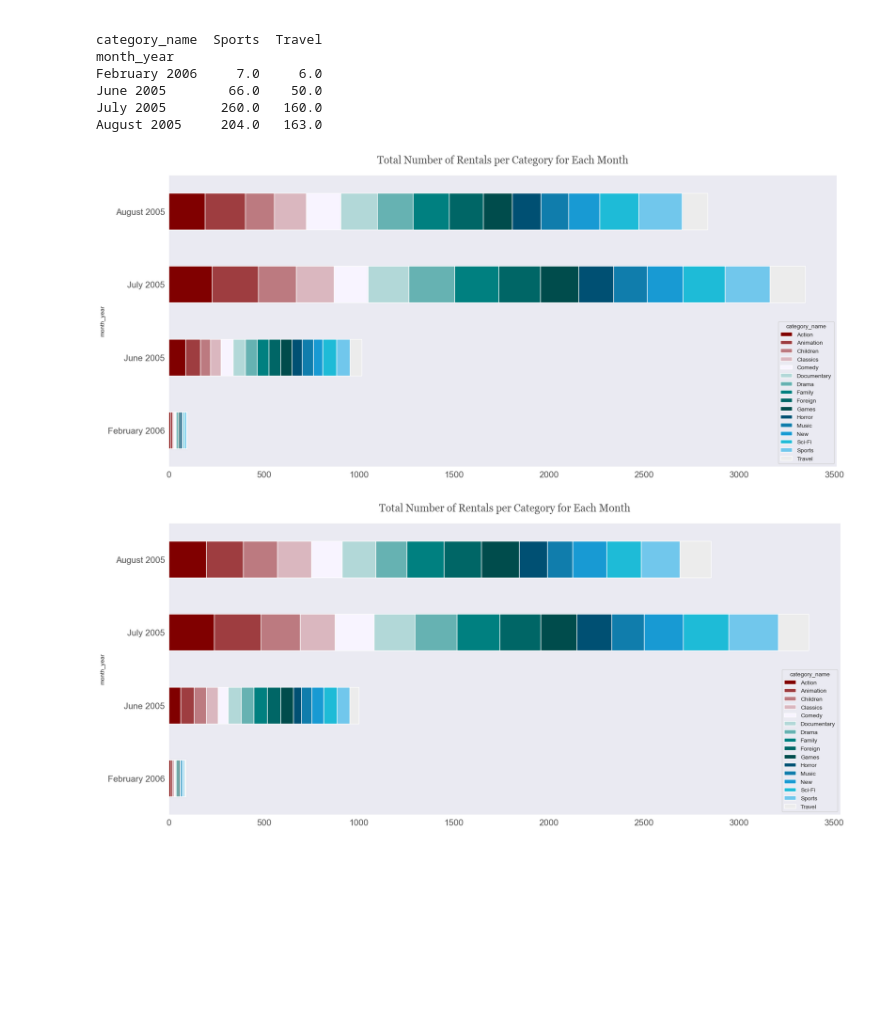
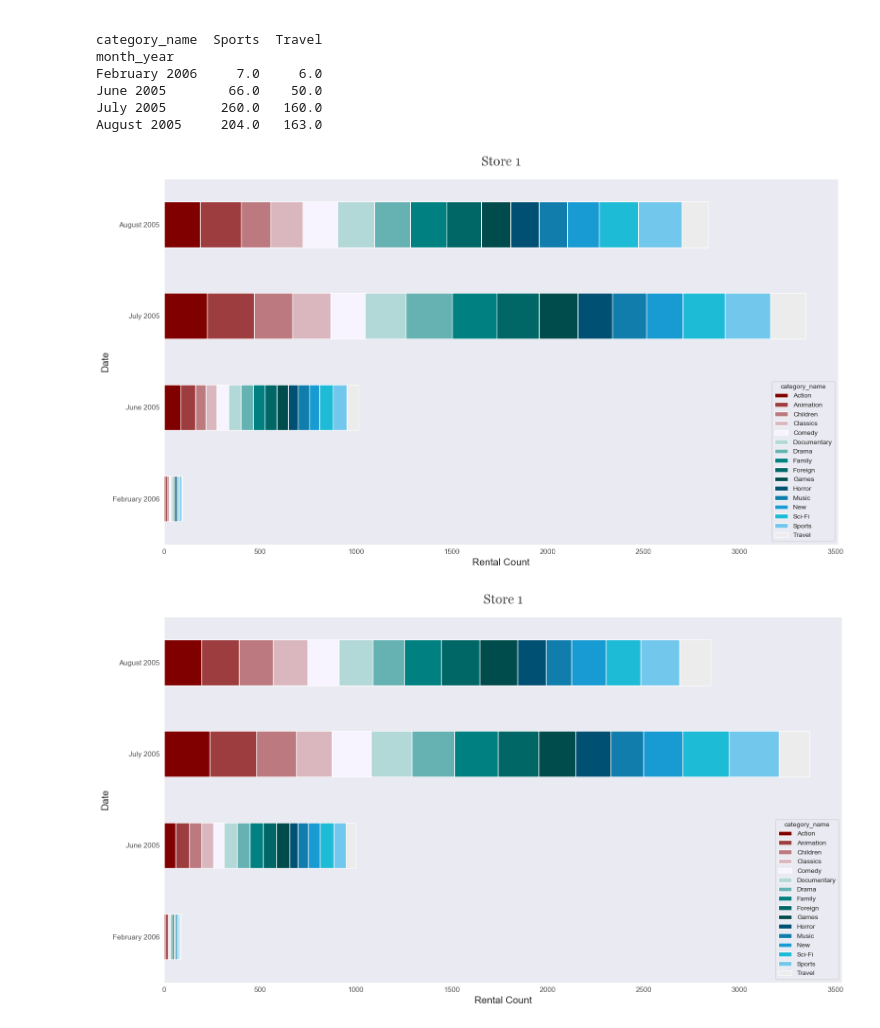
Before and after one commit to kimberly42787/DVD-Rental-SQL-Project, a Jupyter notebook: DVD Rental_Udacity DataSet/Analysis #3.ipynb, the cells around one changed output. Drawn from its saved outputs; the diff is of its cells as text; code cells hidden in the pictures; blank space fills up the shorter version.

```diff
--- a/DVD Rental_Udacity DataSet/Analysis #3.ipynb
+++ b/DVD Rental_Udacity DataSet/Analysis #3.ipynb
@@ -121,44 +165,62 @@ June 2005        66.0    50.0
 July 2005       260.0   160.0
 August 2005     204.0   163.0
 # %%
+# Create our graph for Store 1
+
 font_color = '#525252'
 csfont = {'fontname':'Georgia'} # title font
 hfont = {'fontname':'Calibri'} # main font
 colors = ['#800000', '#9e3d40', '#bc7a80','#dab7bf', '#f8f4ff', '#b2d8d8','#66b2b2','#008080',
-         '#006666','#004c4c','#005073','#107dac','#189ad3','#1ebbd7','#71c7ec','#ececec']
-sns.set_style('dark')
-ax = cat_store1.plot.barh(align='center', stacked=True, figsize=(18, 8), color = colors)
-title = plt.title('Total Number of Rentals per Category for Each Month', pad=20, fontsize=18, color=font_color, **csfont)
+         '#006666','#004c4c','#005073','#107dac','#189ad3','#1ebbd7','#71c7ec','#ececec'] # colors of each bars
+sns.set_style('dark') # graph style
+
+# Plot of data
+ax = cat_store1.plot.barh(align='center', stacked=True, figsize=(16,9), color = colors)
+
+# Title
+title = plt.title('Store 1', pad=20, fontsize=20, color=font_color, **csfont)
 title.set_position([.5, 1.02])
 
+# Axis Labels
+ax.set_xlabel("Rental Count", fontsize = 15)
+ax.set_ylabel("Date", fontsize = 15)
 
+# Axis ticks
 for label in (ax.get_xticklabels() + ax.get_yticklabels()):
-    label.set_fontsize(15)
+    label.set_fontsize(11)
 plt.xticks(color=font_color)
 plt.yticks(color=font_color)
 
-
 plt.tight_layout()
 # %% [output]
-[figure, old version]
+[figure, new version]
 # %%
+# Create our graph for Store 1
+
 font_color = '#525252'
 csfont = {'fontname':'Georgia'} # title font
 hfont = {'fontname':'Calibri'} # main font
 colors = ['#800000', '#9e3d40', '#bc7a80','#dab7bf', '#f8f4ff', '#b2d8d8','#66b2b2','#008080',
-         '#006666','#004c4c','#005073','#107dac','#189ad3','#1ebbd7','#71c7ec','#ececec']
-sns.set_style('dark')
-ax = cat_store2.plot.barh(align='center', stacked=True, figsize=(18, 8), color = colors)
-title = plt.title('Total Number of Rentals per Category for Each Month', pad=20, fontsize=18, color=font_color, **csfont)
+         '#006666','#004c4c','#005073','#107dac','#189ad3','#1ebbd7','#71c7ec','#ececec'] # colors of each bars
+sns.set_style('dark') # graph style
+
+# Plot of data
+ax = cat_store2.plot.barh(align='center', stacked=True, figsize=(16,9), color = colors)
+
+# Title
+title = plt.title('Store 1', pad=20, fontsize=20, color=font_color, **csfont)
 title.set_position([.5, 1.02])
 
+# Axis Labels
+ax.set_xlabel("Rental Count", fontsize = 15)
+ax.set_ylabel("Date", fontsize = 15)
 
+# Axis ticks
 for label in (ax.get_xticklabels() + ax.get_yticklabels()):
-    label.set_fontsize(15)
+    label.set_fontsize(11)
 plt.xticks(color=font_color)
 plt.yticks(color=font_color)
 
-
 plt.tight_layout()
 # %% [output]
-[figure, old version]
+[figure, new version]
```
Also changed, not shown: parts of 5 cells of this notebook, 2 other files.
